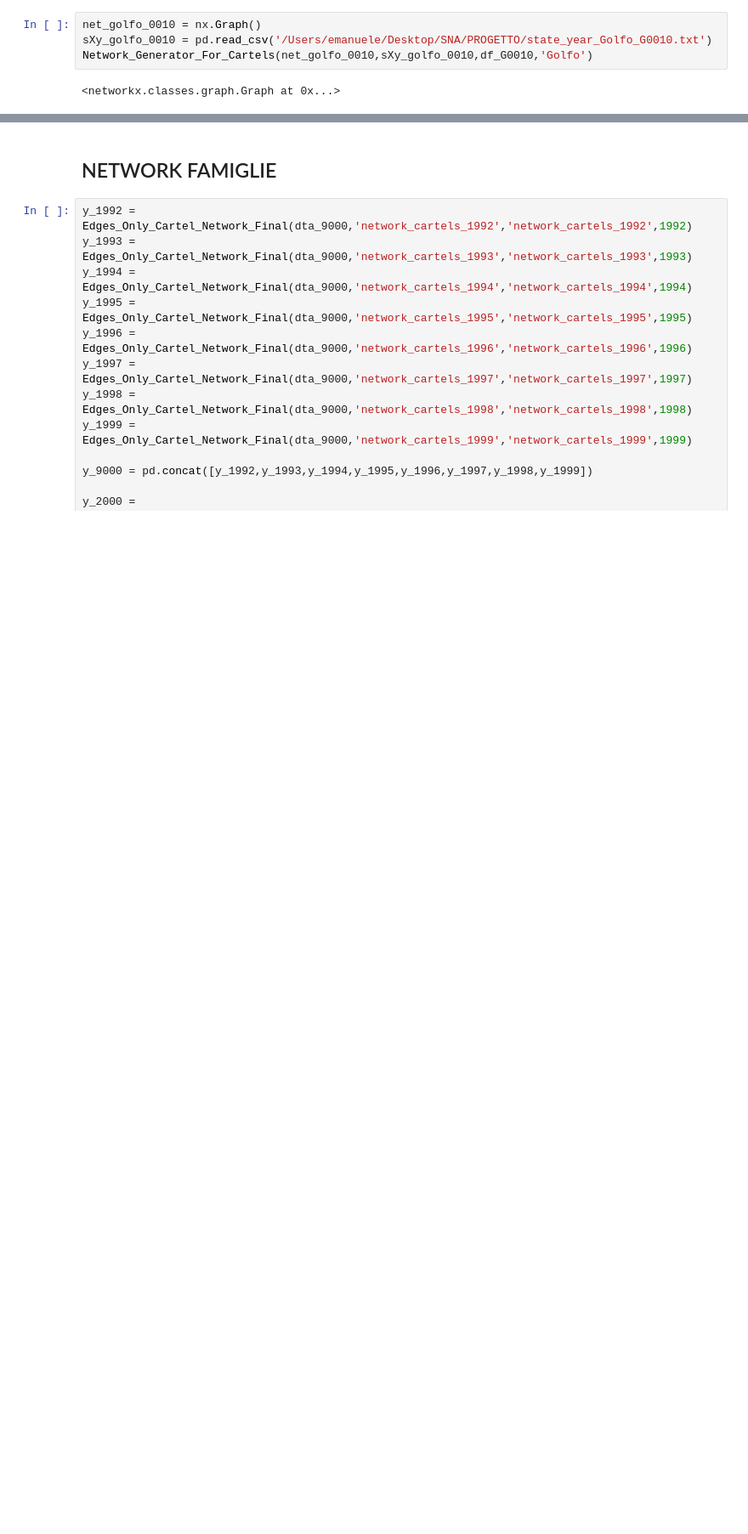
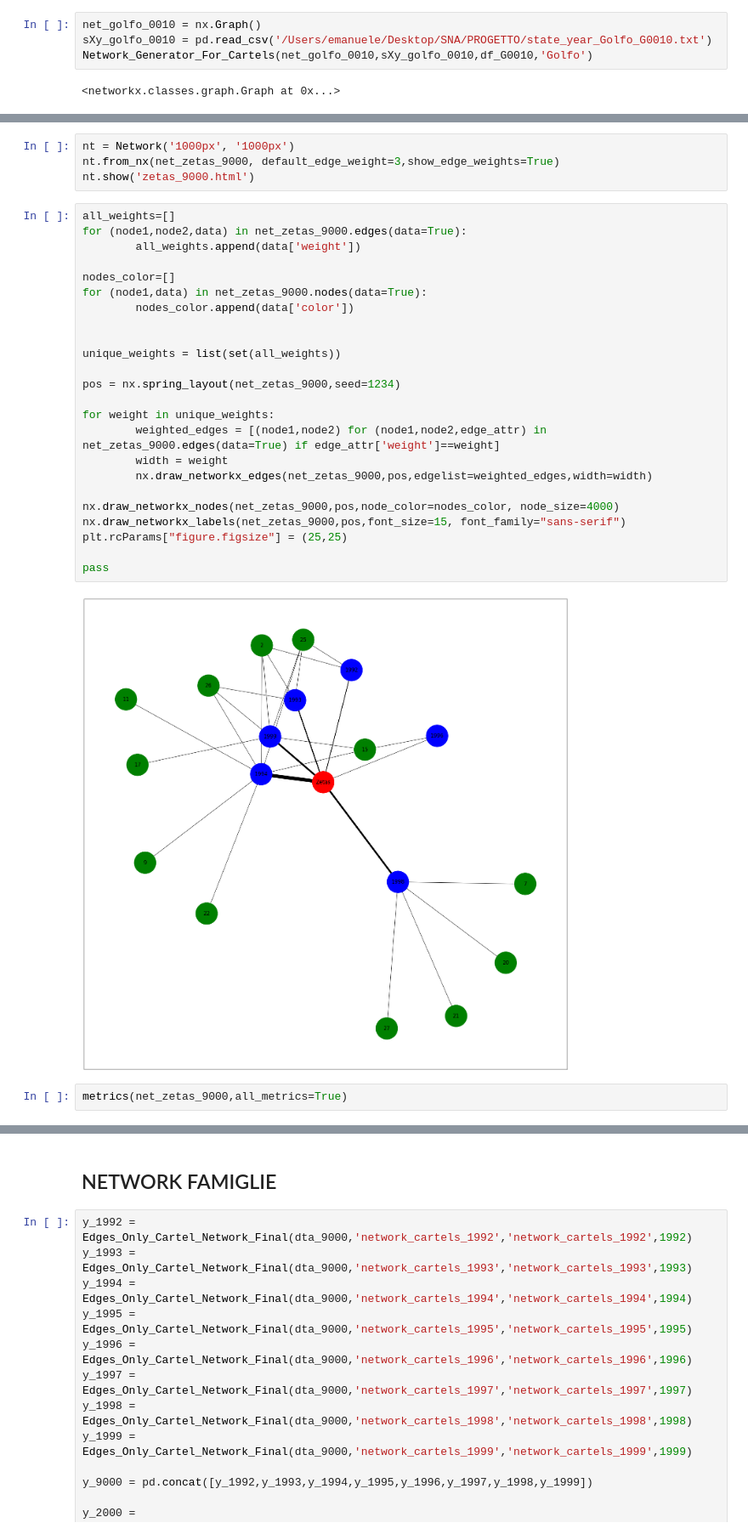
Before and after one commit to emacarta/Mexico-Drug-Traffic-Activities, a Jupyter notebook: Mexican_Drug_Cartell_Analysis.ipynb, the cells around one changed output, grey strips where cells are left out. Shown at 85% size. Saved outputs shown, nothing was run; the diff lists cells and outputs as text; blank space fills up the shorter version.

```diff
--- a/Mexican_Drug_Cartell_Analysis.ipynb
+++ b/Mexican_Drug_Cartell_Analysis.ipynb
@@ -762,0 +1074,32 @@ nt.show('golfo_0010.html')
+# %%
+nt = Network('1000px', '1000px')
+nt.from_nx(net_zetas_9000, default_edge_weight=3,show_edge_weights=True)
+nt.show('zetas_9000.html')
+# %%
+all_weights=[]
+for (node1,node2,data) in net_zetas_9000.edges(data=True):
+        all_weights.append(data['weight'])
+
+nodes_color=[]
+for (node1,data) in net_zetas_9000.nodes(data=True):
+        nodes_color.append(data['color'])
+
+
+unique_weights = list(set(all_weights))
+
+pos = nx.spring_layout(net_zetas_9000,seed=1234)
+
+for weight in unique_weights:
+        weighted_edges = [(node1,node2) for (node1,node2,edge_attr) in net_zetas_9000.edges(data=True) if edge_attr['weight']==weight]
+        width = weight
+        nx.draw_networkx_edges(net_zetas_9000,pos,edgelist=weighted_edges,width=width)
+
+nx.draw_networkx_nodes(net_zetas_9000,pos,node_color=nodes_color, node_size=4000)
+nx.draw_networkx_labels(net_zetas_9000,pos,font_size=15, font_family="sans-serif")
+plt.rcParams["figure.figsize"] = (25,25)
+
+pass
+# %% [output]
+[figure, added]
+# %%
+metrics(net_zetas_9000,all_metrics=True)
```
Also changed, not shown: parts of 44 cells of this notebook.
